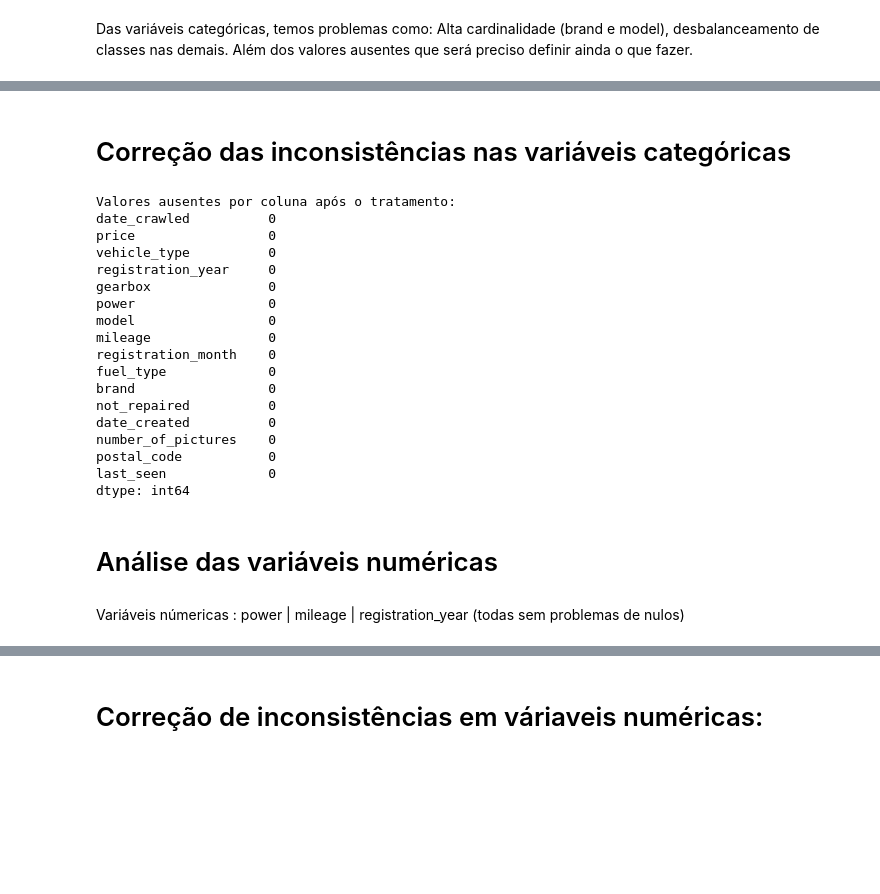
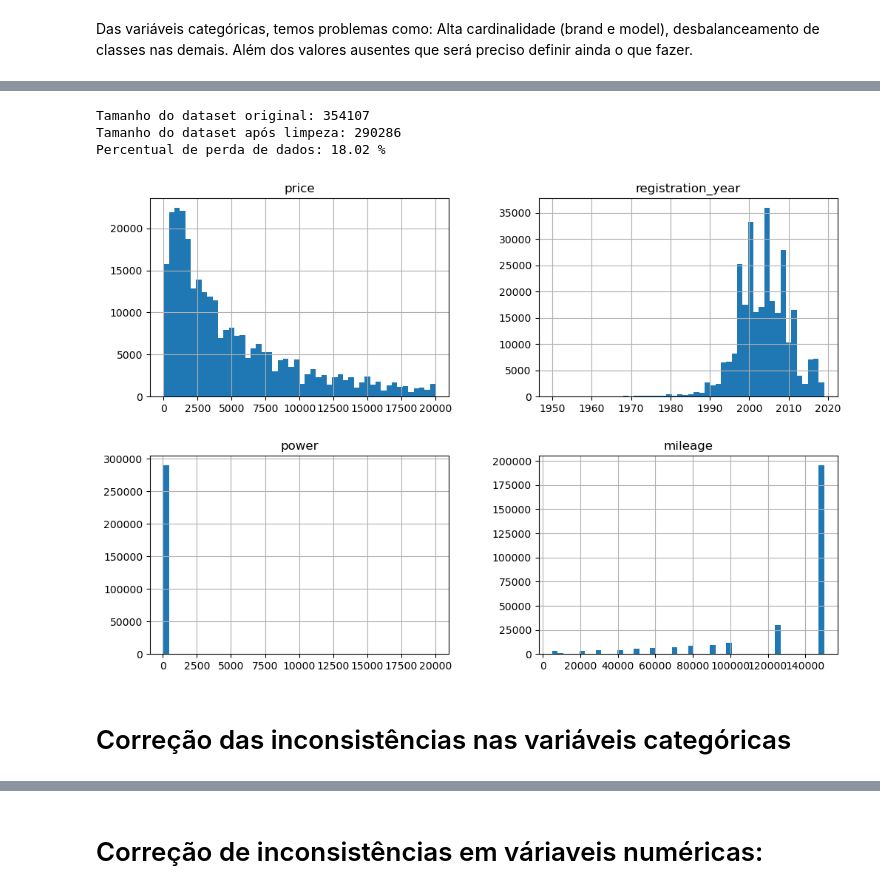
Before and after one commit to Angelaidt/Sprint-12-Rusty-Bargain, a Jupyter notebook: notebook _sprint_12.ipynb, the cells around one changed output, grey strips where cells are left out. Saved outputs shown, nothing was run; the diff lists cells and outputs as text; code cells hidden in the pictures; blank space fills up the shorter version.

```diff
--- a/notebook _sprint_12.ipynb
+++ b/notebook _sprint_12.ipynb
@@ -281,46 +380,27 @@ Das variáveis categóricas, temos problemas como: Alta cardinalidade (brand e m
+# %%
+#------ Corrigindo as inconsistencias encontradas nas variáveis numéricas --------------------
+
+# Potência: irei considerar a partir de 60 hp.
+df_num = df_num[(df_num['power'] >= 60)]
+
+#Quilometragem: irei considerar de 100 a 300.000 km.
+#df_num = df_num[(df_num['mileage'] >= 100) & (df_num['mileage'] <= 400000)]
+
+# Ano de registro: irei considerar de 1950 a 2026
+df_num = df_num[(df_num['registration_year'] >= 1950) & (df_num['registration_year'] <= 2026)]
+
+# Analisando o tamanho do dataset antes e após a limpeza (percentual de perda de dados)
+print("Tamanho do dataset original:", len(df))
+print("Tamanho do dataset após limpeza:", len(df_num))
+print("Percentual de perda de dados:", round((len(df) - len(df_num)) / len(df) * 100, 2), "%")
+# %% [output]
+Tamanho do dataset original: 354107
+Tamanho do dataset após limpeza: 290286
+Percentual de perda de dados: 18.02 %
+# %%
+df_num.hist( bins=50, figsize=(12, 8))
+plt.show()
+# %% [output]
+[figure, added]
 # %% [markdown]
 # Correção das inconsistências nas variáveis categóricas
-# %%
-# ============================================================
-# ETAPA: Limpeza e Tratamento de Nulos (Categorias)
-# ============================================================
-
-
-# 1. Tratando valores ausentes nas colunas categóricas
-# Substituímos NaN por 'unknown' para manter a integridade dos dados
-df_cleaned = df.copy()
-
-cat_cols_with_nan = ['vehicle_type', 'gearbox', 'model', 'fuel_type', 'not_repaired', 'brand']
-
-for col in cat_cols_with_nan:
-    df_cleaned[col] = df_cleaned[col].fillna('unknown')
-
-# 2. Verificação final de nulos
-print("Valores ausentes por coluna após o tratamento:")
-print(df_cleaned.isnull().sum())
-
-# 3. Resetando o index (importante após filtros de linhas)
-df_cleaned = df_cleaned.reset_index(drop=True)
-# %% [output]
-Valores ausentes por coluna após o tratamento:
-date_crawled          0
-price                 0
-vehicle_type          0
-registration_year     0
-gearbox               0
-power                 0
-model                 0
-mileage               0
-registration_month    0
-fuel_type             0
-brand                 0
-not_repaired          0
-date_created          0
-number_of_pictures    0
-postal_code           0
-last_seen             0
-dtype: int64
-# %% [markdown]
-# Análise das variáveis numéricas
-# %% [markdown]
-Variáveis númericas : power | mileage | registration_year  (todas sem problemas de nulos)
```
Also changed, not shown: parts of 34 cells of this notebook.
